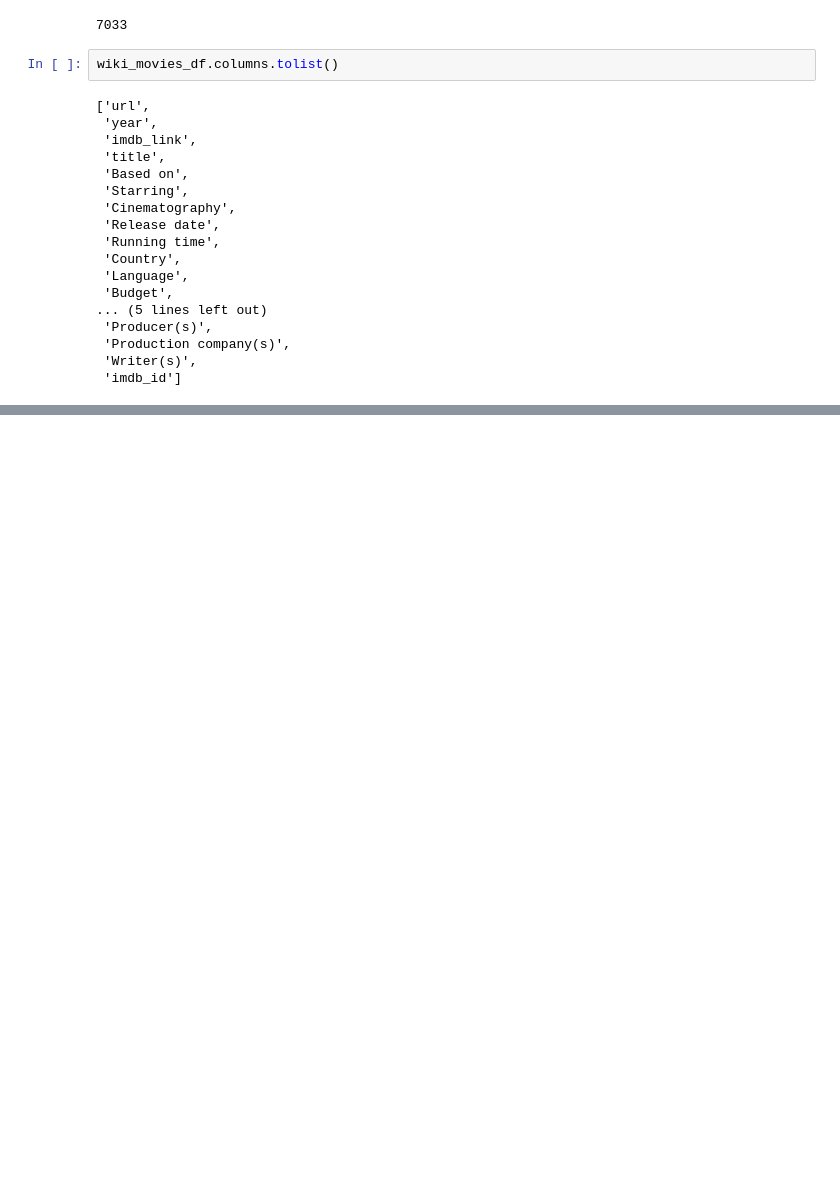
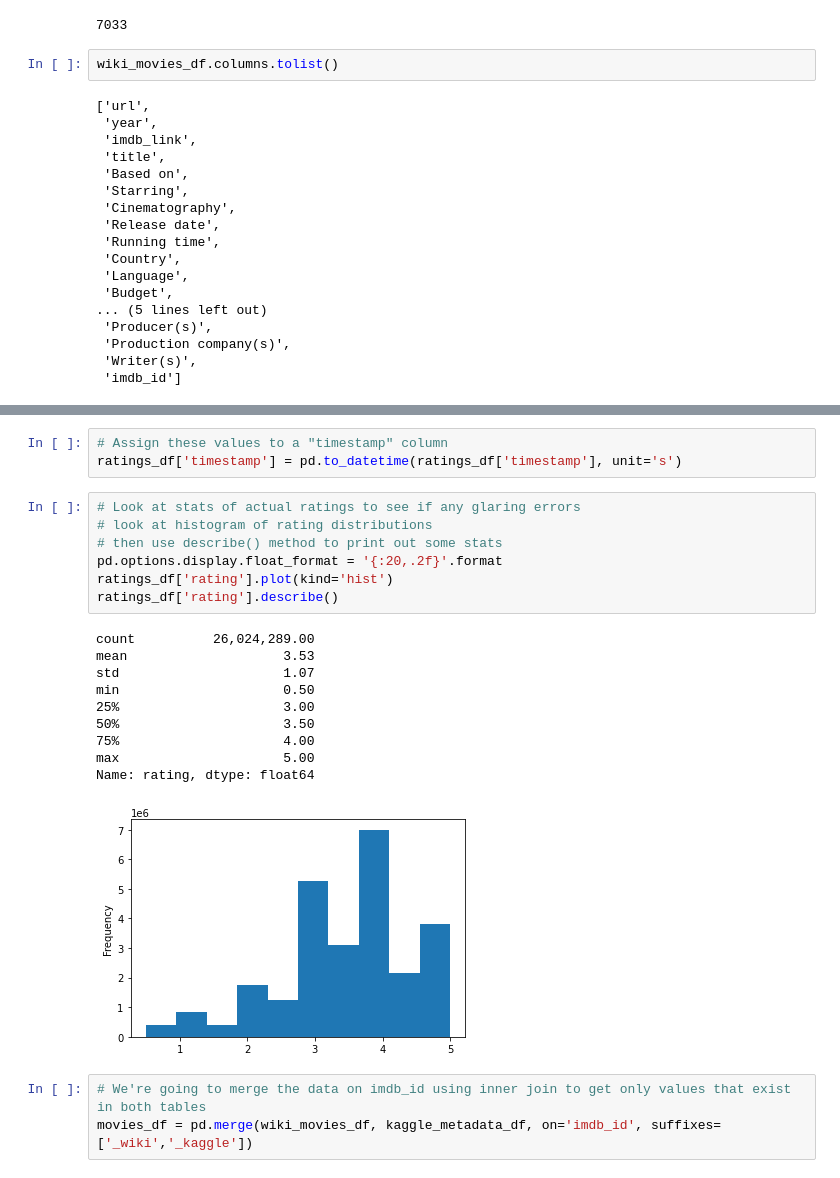
Before and after one commit to adavisfoy/Movies-ETL, a Jupyter notebook: Movies_ETL.ipynb, the cells around one changed output, grey strips where cells are left out. Saved outputs shown, nothing was run; the diff lists cells and outputs as text; blank space fills up the shorter version.

```diff
--- a/Movies_ETL.ipynb
+++ b/Movies_ETL.ipynb
@@ -469,0 +993,24 @@ wiki_movies_df.columns.tolist()
+# %%
+# Assign these values to a "timestamp" column
+ratings_df['timestamp'] = pd.to_datetime(ratings_df['timestamp'], unit='s')
+# %%
+# Look at stats of actual ratings to see if any glaring errors
+# look at histogram of rating distributions
+# then use describe() method to print out some stats
+pd.options.display.float_format = '{:20,.2f}'.format
+ratings_df['rating'].plot(kind='hist')
+ratings_df['rating'].describe()
+# %% [output]
+count          26,024,289.00
+mean                    3.53
+std                     1.07
+min                     0.50
+25%                     3.00
+50%                     3.50
+75%                     4.00
+max                     5.00
+Name: rating, dtype: float64
+[figure, added]
+# %%
+# We're going to merge the data on imdb_id using inner join to get only values that exist in both tables
+movies_df = pd.merge(wiki_movies_df, kaggle_metadata_df, on='imdb_id', suffixes=['_wiki','_kaggle'])
```
Also changed, not shown: parts of 87 cells of this notebook.
